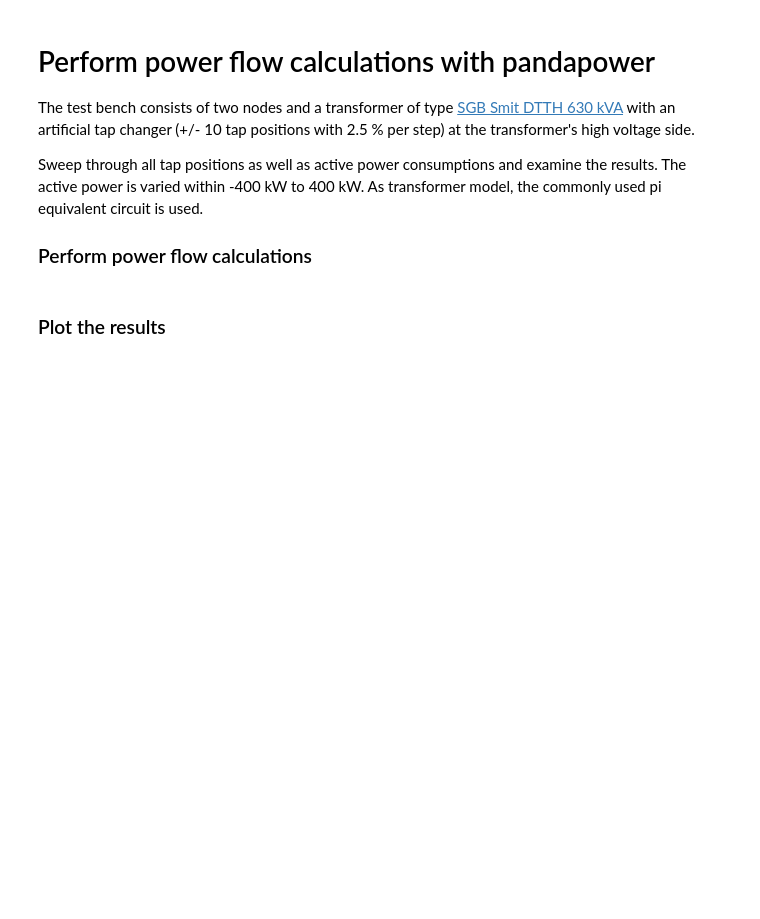
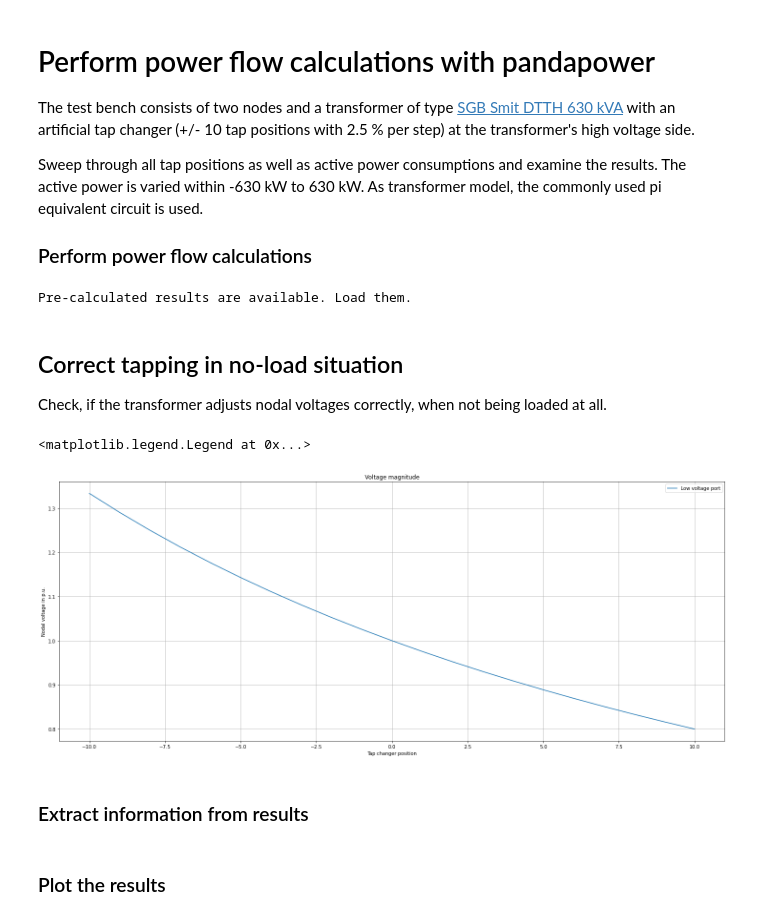
Before and after one commit to ckittl/transformerCalculationValidation, a Jupyter notebook: validation/pandapower/two_winding/TapHv.ipynb, the cells around one changed output. Drawn from its saved outputs; the diff is of its cells as text; code cells hidden in the pictures; blank space fills up the shorter version.

```diff
--- a/validation/pandapower/two_winding/TapHv.ipynb
+++ b/validation/pandapower/two_winding/TapHv.ipynb
@@ -5,7 +5,7 @@ The test bench consists of two nodes and a transformer of type [SGB Smit DTTH 63
 with an artificial tap changer (+/- 10 tap positions with 2.5 % per step) at the transformer's high voltage side.
 
 Sweep through all tap positions as well as active power consumptions and examine the results.
-The active power is varied within -400 kW to 400 kW.
+The active power is varied within -630 kW to 630 kW.
 As transformer model, the commonly used pi equivalent circuit is used.
 
 ### Perform power flow calculations
@@ -19,15 +19,17 @@ from tcv.encoder import CustomDecoder
 from tcv.encoder.DictEncoder import DictEncoder
 
 # Specify information about persisted entities
-result_directory = os.path.join("..", "results", "two_winding")
+result_directory = os.path.join("..", "..", "..", "results", "two_winding")
 result_file = os.path.join(result_directory, "pp_tapHv.json")
 
 # Define parameters
 tap_min = -10
 tap_max = 10
+tap_range = range(tap_min, tap_max + 1)
 p_min = -1.0
 p_max = 1.0
-p_step_size = 0.1
+p_step = 21  # Amount of samples along power axis
+sr_mva = 0.63
 
 if os.path.exists(result_file):
     # The result file exists. Read it and use it
@@ -43,11 +45,39 @@ else:
     test_bench = TwoWindingTestBench()
 
     # Perform calculations and get results
-    results = test_bench.calculate(tap_min=tap_min, tap_max=tap_max, p_min=p_min, p_max=p_max, p_nom_mw=0.4,
-                                   p_step_size=p_step_size, v_ref_kv=0.4,
-                                   s_ref_mva=0.4, tap_side=TapSide.HV, transformer_model=TransformerModel.PI)
+    results = test_bench.calculate(tap_min=tap_min, tap_max=tap_max, p_min=p_min, p_max=p_max, s_nom_mva=sr_mva,
+                                   p_step=p_step, v_ref_kv=0.4, s_ref_mva=0.4, tap_side=TapSide.HV,
+                                   transformer_model=TransformerModel.PI)
 
     if not os.path.exists(result_directory):
         os.makedirs(result_directory)
     with open(result_file, "w") as file_to_write_to:
         json.dump(results, file_to_write_to, cls=DictEncoder, indent=2)
+# %% [output]
+Pre-calculated results are available. Load them.
+# %% [markdown]
+## Correct tapping in no-load situation
+Check, if the transformer adjusts nodal voltages correctly, when not being loaded at all.
+# %%
+from matplotlib import pyplot as plt
+import numpy as np
+
+# Collect the needed results
+v_lv_pu = []
+for exam in filter(lambda entry: entry['p_lv'] == 0.0, results):
+    # Unbox information from examination
+    tap_pos = exam['tap_pos']
+    v_lv_pu.append(exam['result'].v_lv_pu)
+
+fig_no_load, ax_no_load = plt.subplots(figsize=(25, 10))
+ax_no_load.set_title('Voltage magnitude')
+ax_no_load.set_xlabel('Tap changer position')
+ax_no_load.set_ylabel('Nodal voltage in p.u.')
+ax_no_load.grid()
+ax_no_load.plot(np.array(tap_range), np.array(v_lv_pu), label='Low voltage port')
+ax_no_load.legend()
+# %% [output]
+<matplotlib.legend.Legend at 0x...>
+[figure, added]
+# %% [markdown]
+### Extract information from results
```
Also changed, not shown: parts of 2 cells of this notebook, 4 other files.
